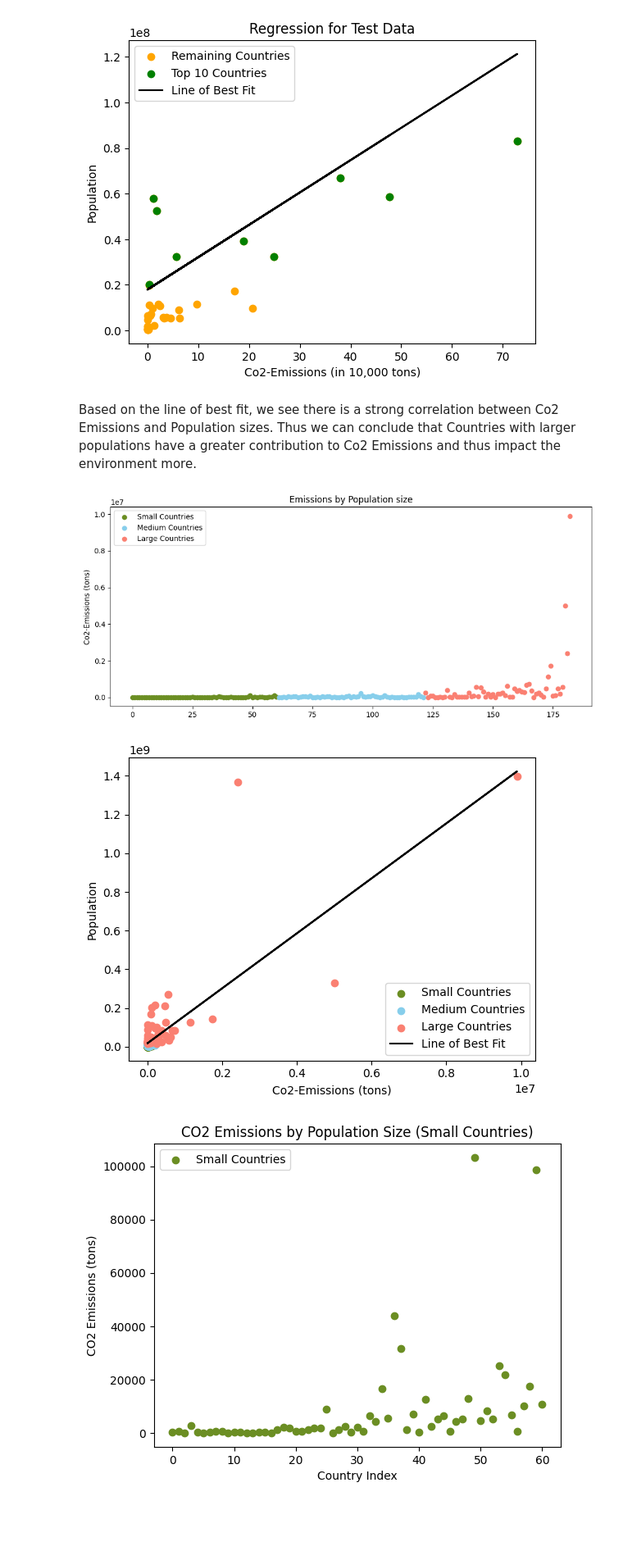
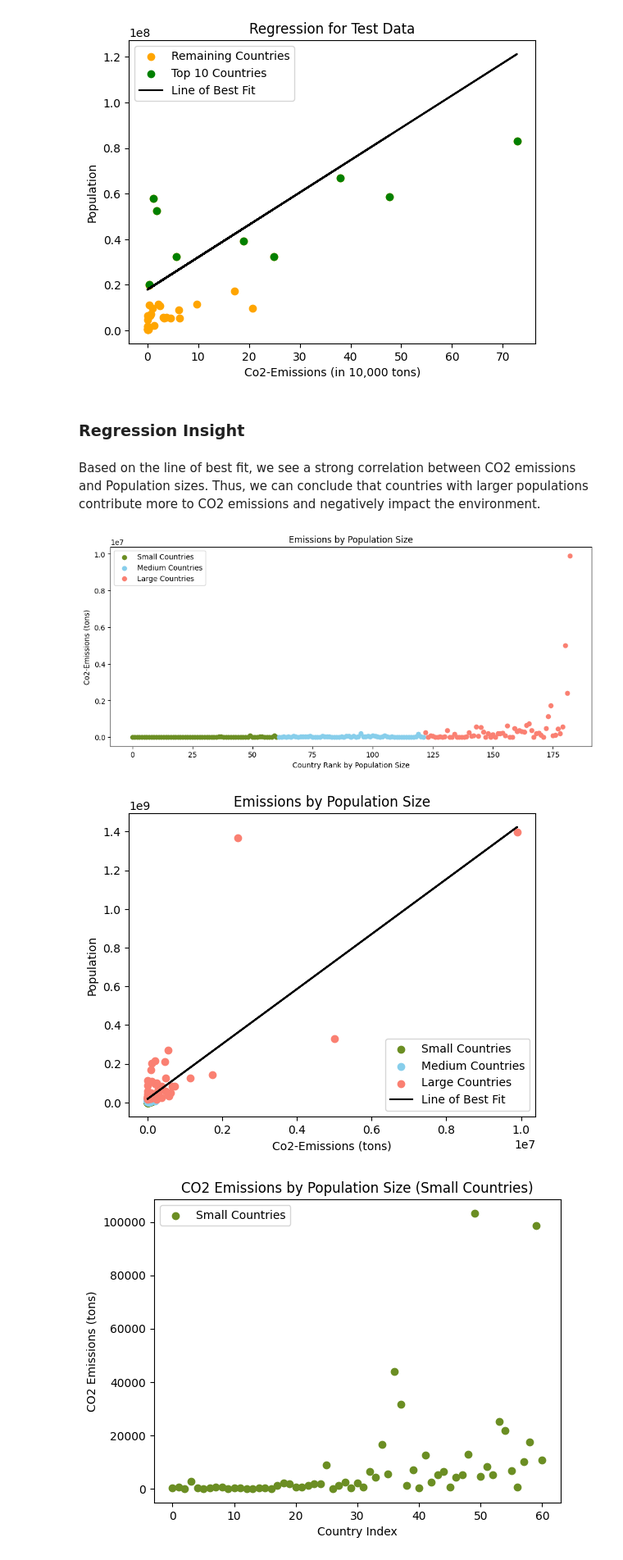
Before and after one commit to evannt/MotherNature, a Jupyter notebook: mother_nature.ipynb, the cells around one changed output. Shown at 82% size. Saved outputs shown, nothing was run; the diff lists cells and outputs as text; code cells hidden in the pictures; blank space fills up the shorter version.

```diff
--- a/mother_nature.ipynb
+++ b/mother_nature.ipynb
@@ -120,6 +52,7 @@ For this [dataset](https://www.kaggle.com/datasets/nelgiriyewithana/countries-of
 # %%
 # Preprocessing City Daily Temperature
 global_land_temperature_df.dropna(inplace=True)
+global_land_temperature_df.drop(columns=["AverageTemperatureUncertainty"], inplace=True)
 
 # Converting Temperatures from Celcius to Fahrenheit
 global_land_temperature_df['AverageTemperature'] = global_land_temperature_df['AverageTemperature'] * 9/5 + 32
@@ -575,39 +479,42 @@ plt.legend()
 plt.show()
 # %% [output]
 [figure]
+# %% [markdown]
+### Regression Insight
 # %% [markdown]
-Based on the line of best fit, we see there is a strong correlation between Co2 Emissions and Population sizes. Thus we can conclude that Countries with larger populations have a greater contribution to Co2 Emissions and thus impact the environment more.
+Based on the line of best fit, we see a strong correlation between CO2 emissions and Population sizes. Thus, we can conclude that countries with larger populations contribute more to CO2 emissions and negatively impact the environment.
 # %%
 # Regression Visualization
 
 # Label countryes by population size (Small/Medium/Large)
 sorted_populations = country_temp_change_df.sort_values(by='Population').reset_index()
 num_countries = sorted_populations.shape[0]
 first_third = int(num_countries / 3)
 second_thrid = int(2 * (num_countries / 3))
 small_countries = sorted_populations[:first_third]
 medium_countries = sorted_populations[first_third:second_thrid]
 large_countries = sorted_populations[second_thrid:]
 
 plt.figure(figsize=(12,5))
 plt.scatter(small_countries.index, small_countries['Co2-Emissions'], color='olivedrab', label='Small Countries')
 plt.scatter(medium_countries.index, medium_countries['Co2-Emissions'], color='skyblue', label='Medium Countries')
 plt.scatter(large_countries.index, large_countries['Co2-Emissions'], color='salmon', label='Large Countries')
-plt.title("Emissions by Population size")
-plt.xlabel("")
+plt.title("Emissions by Population Size")
+plt.xlabel("Country Rank by Population Size")
 plt.ylabel("Co2-Emissions (tons)")
 plt.legend()
 plt.show()
 
 plt.scatter(small_countries['Co2-Emissions'], small_countries['Population'], color='olivedrab', label='Small Countries')
 plt.scatter(medium_countries['Co2-Emissions'], medium_countries['Population'], color='skyblue', label='Medium Countries')
 plt.scatter(large_countries['Co2-Emissions'], large_countries['Population'], color='salmon', label='Large Countries')
 plt.plot(country_temp_change_df['Co2-Emissions'], linear_model.predict(country_temp_change_df['Co2-Emissions'].values.reshape(-1, 1)), color='black', label='Line of Best Fit')
+plt.title("Emissions by Population Size")
 plt.xlabel("Co2-Emissions (tons)")
 plt.ylabel("Population")
 plt.legend()
 plt.show()
 # %% [output]
-[figure, old version]
+[figure, new version]
-[figure, old version]
+[figure, new version]
 # %%
```
Also changed, not shown: parts of 28 cells of this notebook.
